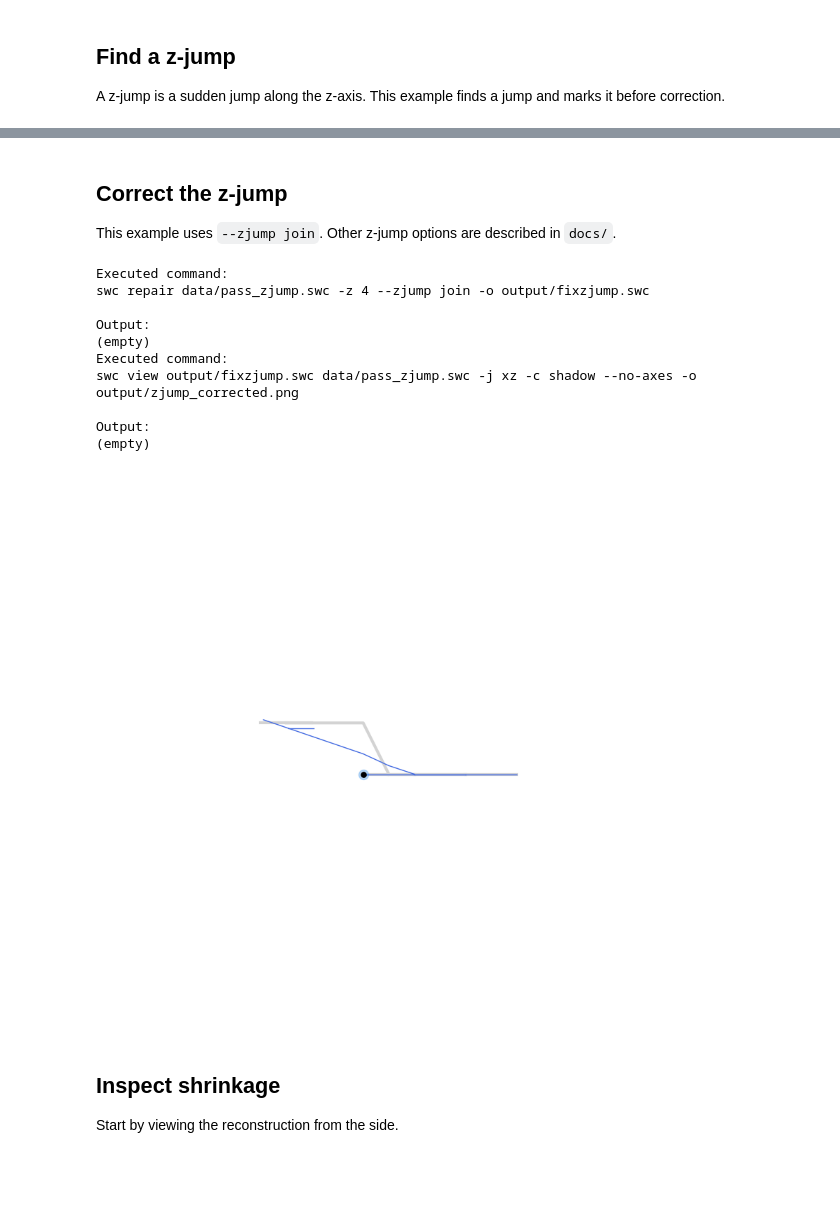
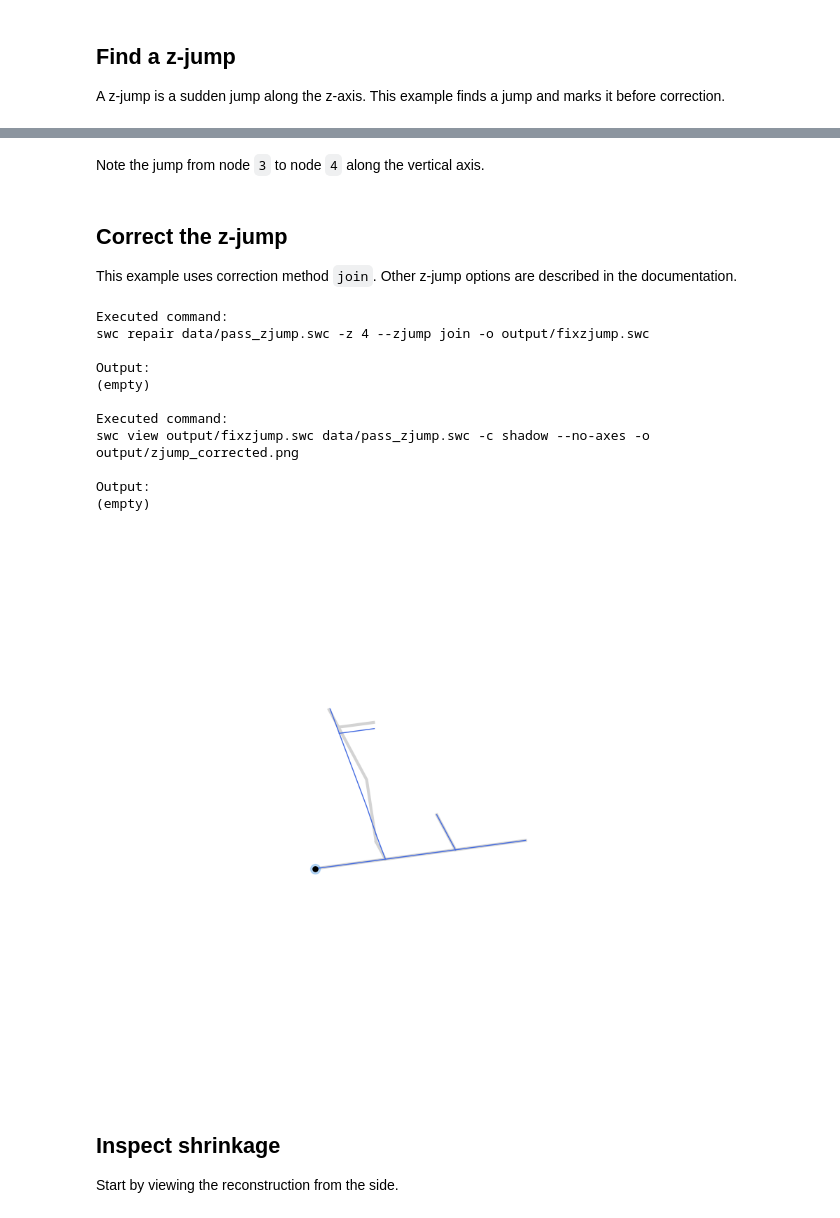
Before and after one commit to a1eko/treem, a Jupyter notebook: tutorials/3_correct_reconstruction.ipynb, the cells around one changed output, grey strips where cells are left out. Drawn from its saved outputs; the diff is of its cells as text; code cells hidden in the pictures; blank space fills up the shorter version.

```diff
--- a/tutorials/3_correct_reconstruction.ipynb
+++ b/tutorials/3_correct_reconstruction.ipynb
@@ -158,25 +155,28 @@ Output:
+# %% [markdown]
+Note the jump from node `3` to node `4` along the vertical axis.
 # %% [markdown]
 ## Correct the z-jump
 
-This example uses `--zjump join`. Other z-jump options are described in `docs/`.
+This example uses correction method `join`. Other z-jump options are described in the documentation.
 # %%
 shell_cmd("swc repair data/pass_zjump.swc -z 4 --zjump join -o output/fixzjump.swc")
 shell_cmd(
-    "swc view output/fixzjump.swc data/pass_zjump.swc -j xz -c shadow --no-axes -o output/zjump_corrected.png",
+    "swc view output/fixzjump.swc data/pass_zjump.swc -c shadow --no-axes -o output/zjump_corrected.png",
     image="output/zjump_corrected.png",
 )
 # %% [output]
 Executed command:
 swc repair data/pass_zjump.swc -z 4 --zjump join -o output/fixzjump.swc
 
 Output:
 (empty)
+
 Executed command:
-swc view output/fixzjump.swc data/pass_zjump.swc -j xz -c shadow --no-axes -o output/zjump_corrected.png
+swc view output/fixzjump.swc data/pass_zjump.swc -c shadow --no-axes -o output/zjump_corrected.png
 
 Output:
 (empty)
-[figure, old version]
+[figure, new version]
 # %% [markdown]
 ## Inspect shrinkage
 
```
Also changed, not shown: parts of 6 cells of this notebook, 5 other files.
